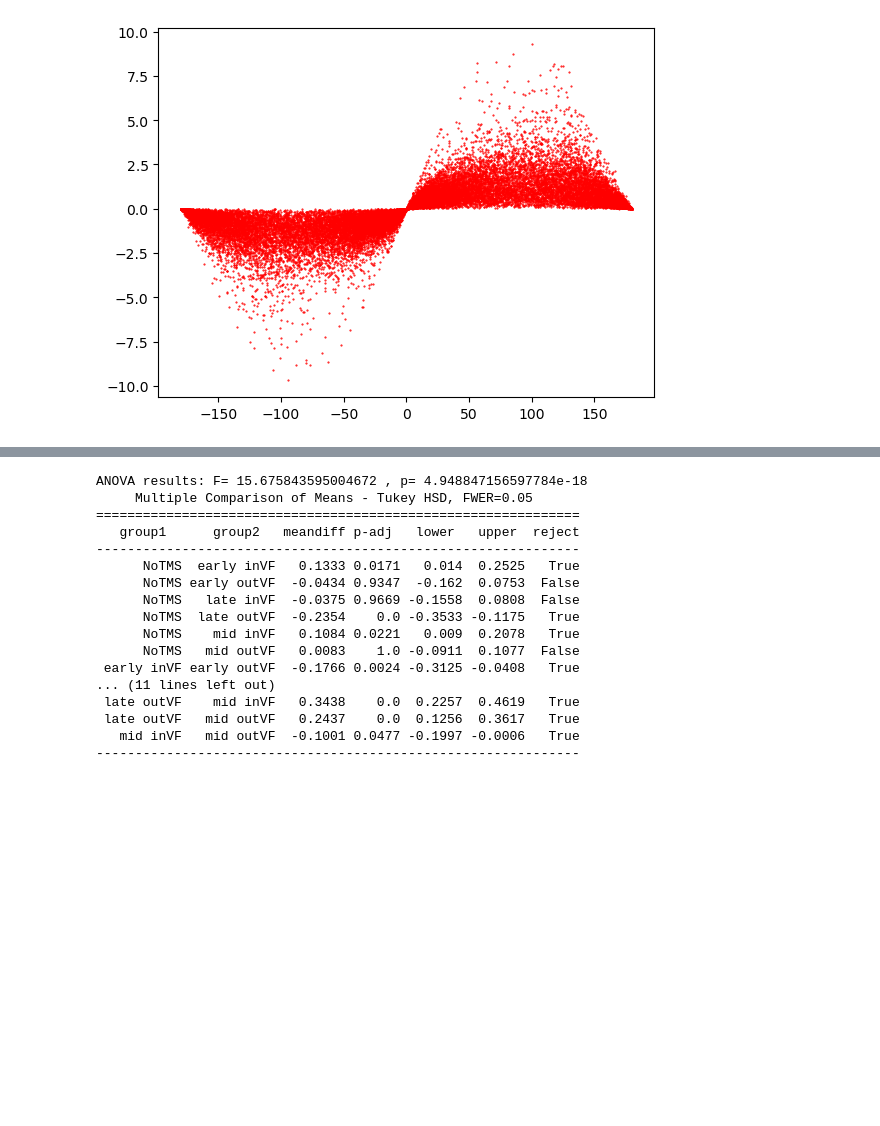
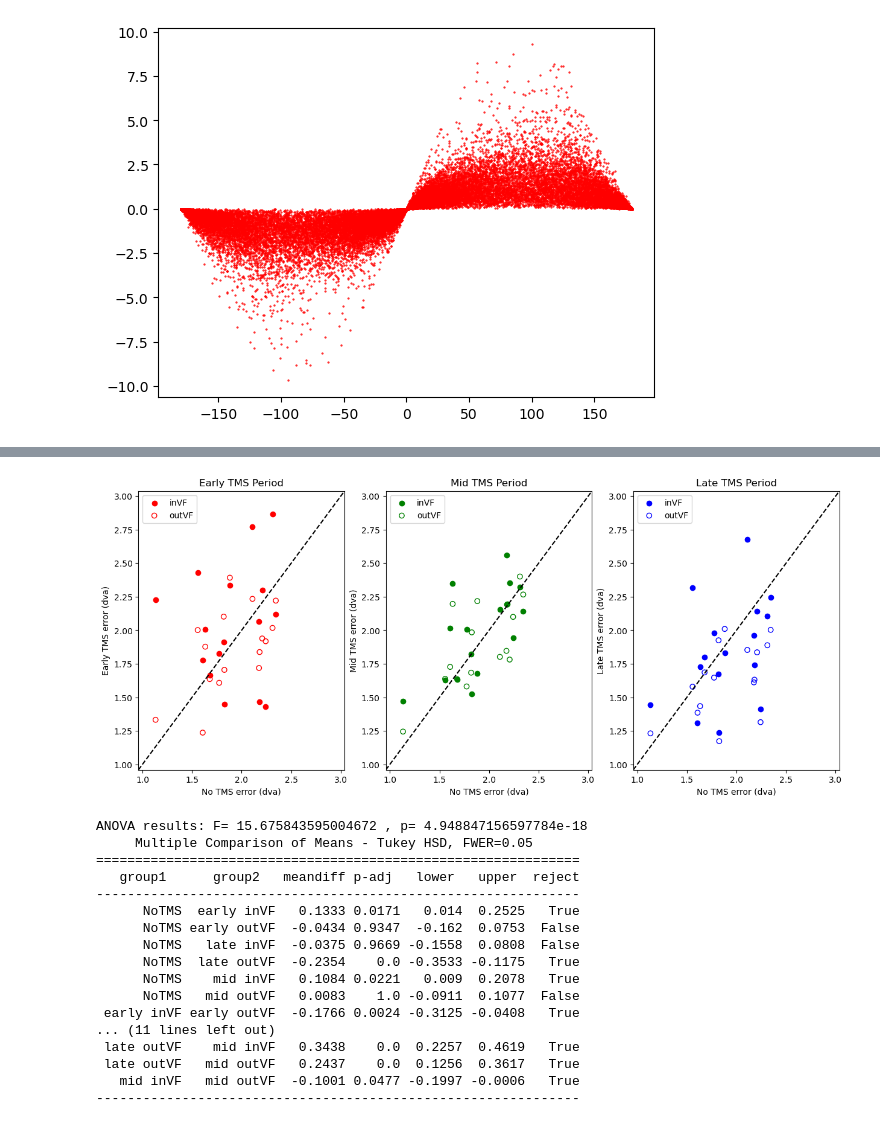
Before and after one commit to mindemory/mgs_stimul, a Jupyter notebook: mgsAnalysis/analysisEye/main.ipynb, the cells around one changed output, grey strips where cells are left out. Drawn from its saved outputs; the diff is of its cells as text; code cells hidden in the pictures; blank space fills up the shorter version.

```diff
--- a/mgsAnalysis/analysisEye/main.ipynb
+++ b/mgsAnalysis/analysisEye/main.ipynb
@@ -321,3 +332,70 @@ Corrected alpha value after Bonferroni correction for 7 tests = 0.0083
+# %%
+def calculate_mean_and_se(group, error_metric):
+    mean = group[error_metric].mean()
+    se = group[error_metric].sem()
+    return pd.Series({'mean': mean, 'se': se})
+
+def plot_error_metric(df, error_metric):
+    #df = df[(df['subjID'] != 11) & (df['subjID'] !=8)]
+    df = df[df['ierr'] < 6.4]
+    df = df[(df['subjID'] != 11)]
+    subject_counts = df.groupby('subjID')['day'].nunique()
+    valid_subjects = subject_counts[subject_counts == 5].index
+    df_filtered = df[df['subjID'].isin(valid_subjects)  & (df['ispro'] == 1)]
+    conditions = {
+        'No TMS': df_filtered[(df_filtered['TMS_condition'] == 'No TMS') & (df_filtered['day'].isin([1, 2, 3]))],
+        'early inVF': df_filtered[(df_filtered['TMS_condition'] == 'TMS intoVF') & (df_filtered['day'] == 4)],
+        'early outVF': df_filtered[(df_filtered['TMS_condition'] == 'TMS outVF') & (df_filtered['day'] == 4)],
+        'mid inVF': df_filtered[(df_filtered['TMS_condition'] == 'TMS intoVF') & (df_filtered['day'].isin([1, 2, 3]))],
+        'mid outVF': df_filtered[(df_filtered['TMS_condition'] == 'TMS outVF') & (df_filtered['day'].isin([1, 2, 3]))],
+        'late inVF': df_filtered[(df_filtered['TMS_condition'] == 'TMS intoVF') & (df_filtered['day'] == 5)],
+        'late outVF': df_filtered[(df_filtered['TMS_condition'] == 'TMS outVF') & (df_filtered['day'] == 5)],
+    }
+
+    results = {cond: data.groupby('subjID').apply(calculate_mean_and_se, error_metric=error_metric) for cond, data in conditions.items()}
+    combined_results = pd.concat(results, names=['Condition']).reset_index()
+
+    max_value = combined_results['mean'].max()
+    min_value = combined_results['mean'].min()
+    margin = (max_value - min_value) * 0.1
+    xr = [min_value - margin, max_value + margin]
+    yr = xr
+
+    # start_tick = np.floor((min_value - margin) / 0.5) * 0.5
+    # end_tick = np.ceil((max_value + margin) / 0.5) * 0.5
+    # ticks = np.arange(start_tick, end_tick + 0.5, 0.5)
+
+    time_periods = ['early', 'mid', 'late']
+    colors = ['r', 'g', 'b']
+
+    f, axs = plt.subplots(1, 3, figsize=(15, 6))
+
+    for i, time in enumerate(time_periods):
+        axs[i].scatter(combined_results[combined_results['Condition'] == 'No TMS']['mean'],
+                       combined_results[combined_results['Condition'] == f'{time} inVF']['mean'],
+                       facecolors=colors[i], edgecolors=colors[i], label='inVF')
+        axs[i].scatter(combined_results[combined_results['Condition'] == 'No TMS']['mean'],
+                       combined_results[combined_results['Condition'] == f'{time} outVF']['mean'],
+                       facecolors='none', edgecolors=colors[i], label='outVF')
+        axs[i].plot(xr, yr, '--', color='k')
+        axs[i].set_xlim(xr)
+        axs[i].set_ylim(yr)
+        # axs[i].set_xticks(ticks)
+        # axs[i].set_yticks(ticks)
+        axs[i].set_xlabel('No TMS error (dva)')
+        axs[i].set_ylabel(f'{time.capitalize()} TMS error (dva)')
+        axs[i].set_title(f'{time.capitalize()} TMS Period')
+        axs[i].legend()
+
+    plt.show()
+plot_error_metric(df, 'ierr')
+#plot_error_metric(df, 'ferr')
+# plot_error_metric(df, 'igain')
+# plot_error_metric(df, 'iamp')
+# plot_error_metric(df, 'idir')
+#plot_error_metric(df, 'fsacc_rt')
+# %% [output]
+[figure, added]
 # %%
 def compute_stats(df, error_metric):
     #df = df[df['subjID'] != 11]
```
Also changed, not shown: parts of 4 cells of this notebook, 2 other files.
